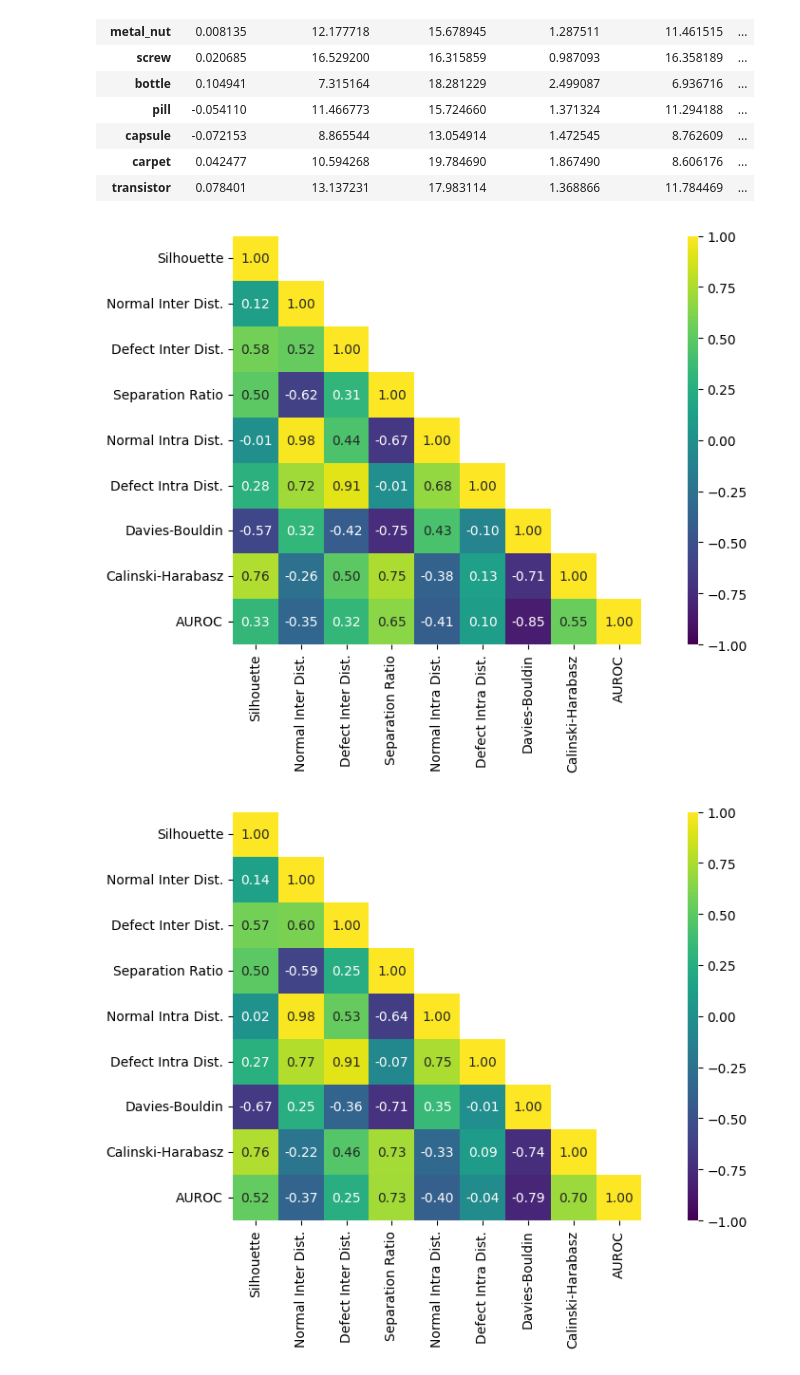
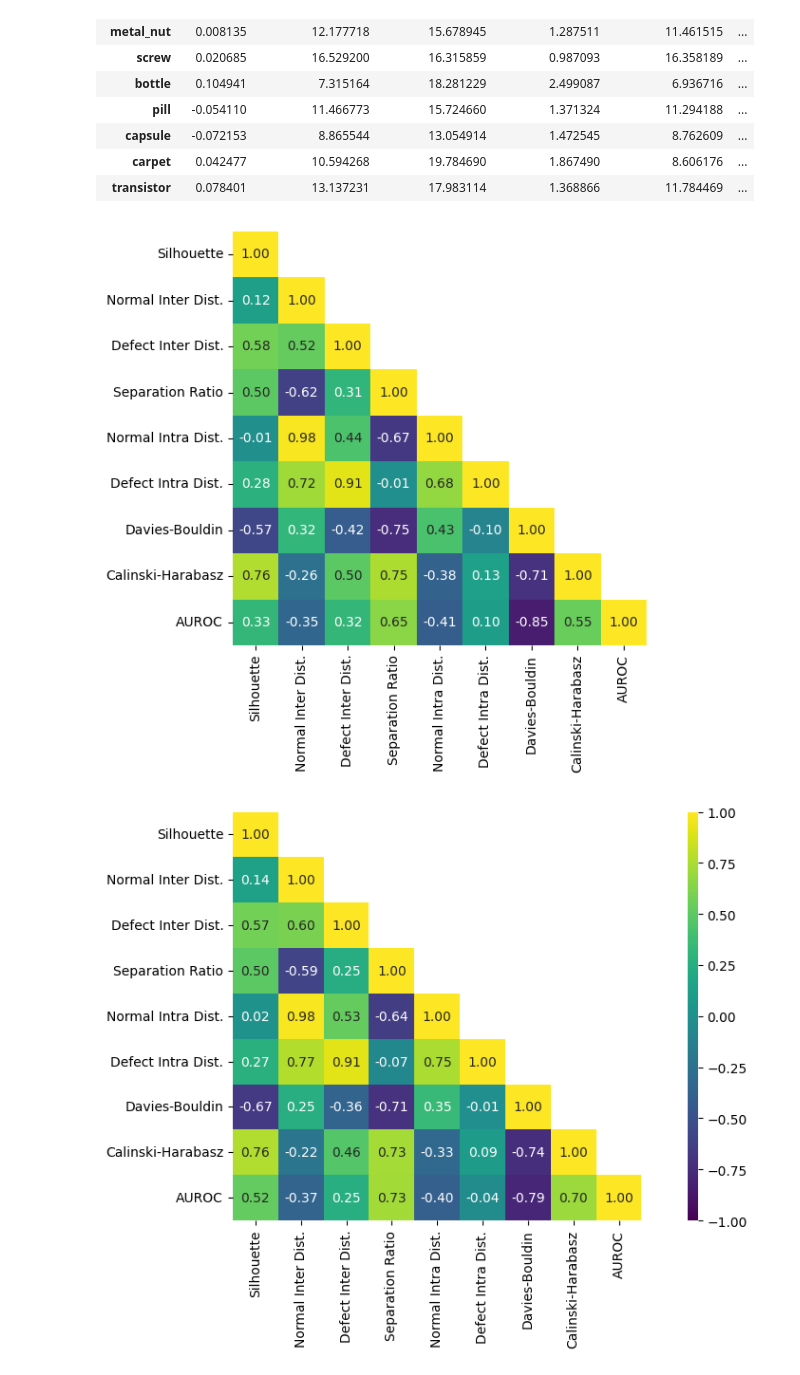
Before and after one commit to CiaranW005/UL-Summer-Bursary-2026, a Jupyter notebook: notebooks/stats_books/corr.ipynb, the cells around one changed output. Cells and saved outputs as stored; diff of their text form; code cells hidden in the pictures.

```diff
--- a/notebooks/stats_books/corr.ipynb
+++ b/notebooks/stats_books/corr.ipynb
@@ -164,15 +164,15 @@ combined
 # %%
 cor_cof = combined.corr()
 mask = np.triu(np.ones_like(cor_cof, dtype=bool), k=1) # Correlation is symmetric, so we only need to show one triangle of the matrix
 
 plt.figure(figsize=(10, 6))
-sns.heatmap(cor_cof, mask=mask, annot=True, vmin=-1, vmax=1, cbar_kws={"aspect": 40}, cmap="viridis", fmt=".2f", xticklabels=cor_cof.columns, yticklabels=cor_cof.columns, square=True, annot_kws={"size": 10})
+sns.heatmap(cor_cof, mask=mask, cbar=False, annot=True, vmin=-1, vmax=1, cbar_kws={"aspect": 40}, cmap="viridis", fmt=".2f", xticklabels=cor_cof.columns, yticklabels=cor_cof.columns, square=True, annot_kws={"size": 10})
 plt.tight_layout()
 
-plt.savefig(f"{IMAGE_DIR}/cls_corr.svg")
+plt.savefig(f"{IMAGE_DIR}/cls_corr.svg", bbox_inches="tight")
 plt.show()
 # %% [output]
-[figure, old version]
+[figure, new version]
 # %%
 cor_cof = combined.drop(index="screw").corr()
 mask = np.triu(np.ones_like(cor_cof, dtype=bool), k=1) # Correlation is symmetric, so we only need to show one triangle of the matrix
```
Also changed, not shown: parts of 13 cells of this notebook, 43 other files.
